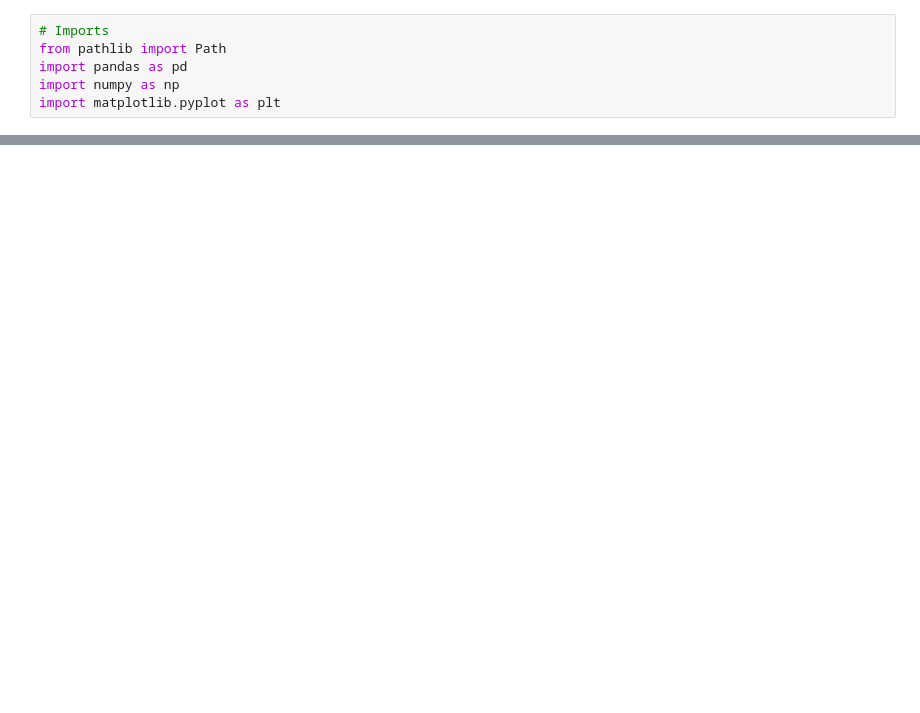
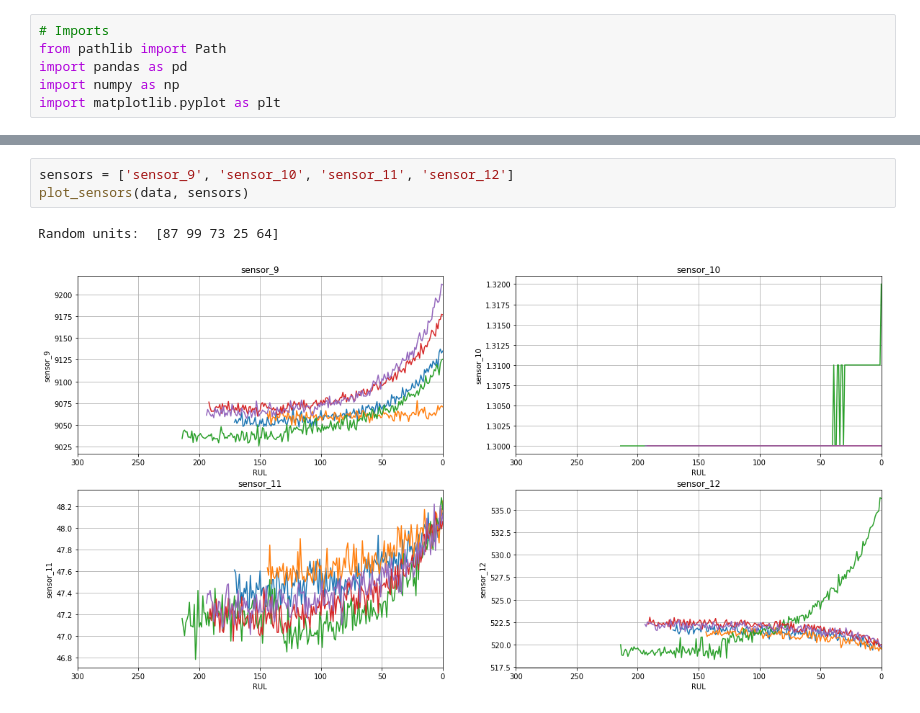
Before and after one commit to TomislavZupanovic/AWSBlackBelt-Capstone, a Jupyter notebook: EDA_notebooks/initial_phase.ipynb, the cells around one changed output, grey strips where cells are left out. Cells and saved outputs as stored; diff of their text form; blank space fills up the shorter version.

```diff
--- a/EDA_notebooks/initial_phase.ipynb
+++ b/EDA_notebooks/initial_phase.ipynb
@@ -104,0 +128,6 @@ ValueError: array([102, 117, 143, 149, 205], dtype=int64) is not a valid value f
+# %%
+sensors = ['sensor_9', 'sensor_10', 'sensor_11', 'sensor_12']
+plot_sensors(data, sensors)
+# %% [output]
+Random units:  [87 99 73 25 64]
+[figure, added]
```
Also changed, not shown: parts of 7 cells of this notebook.
